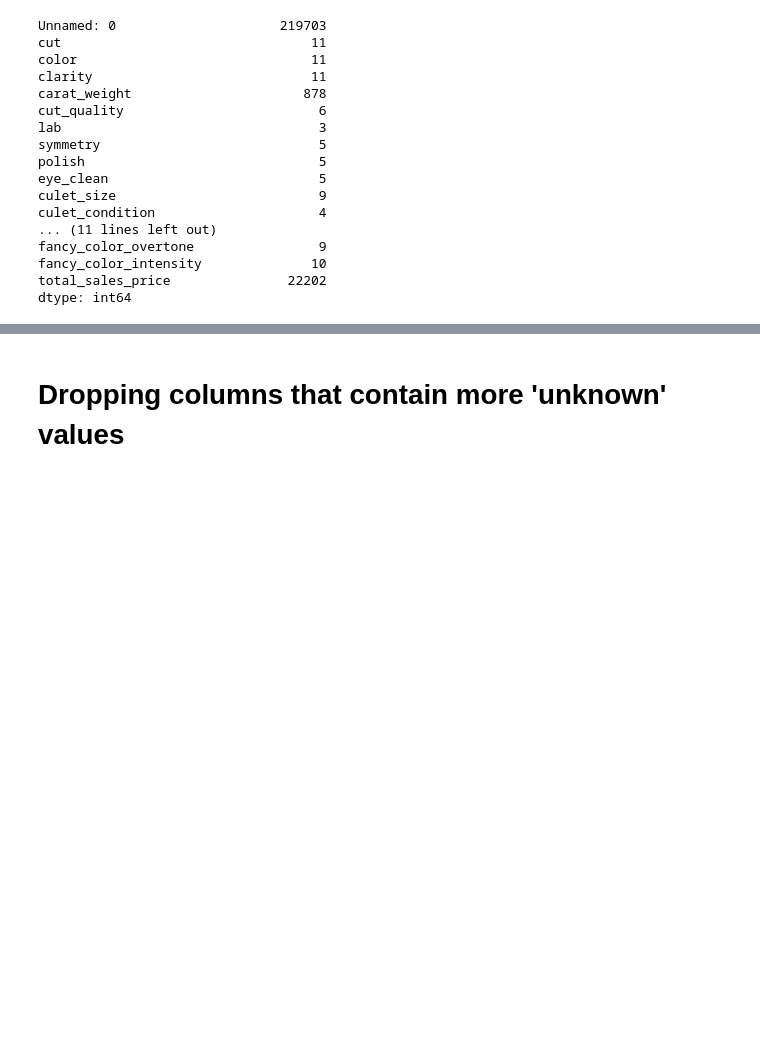
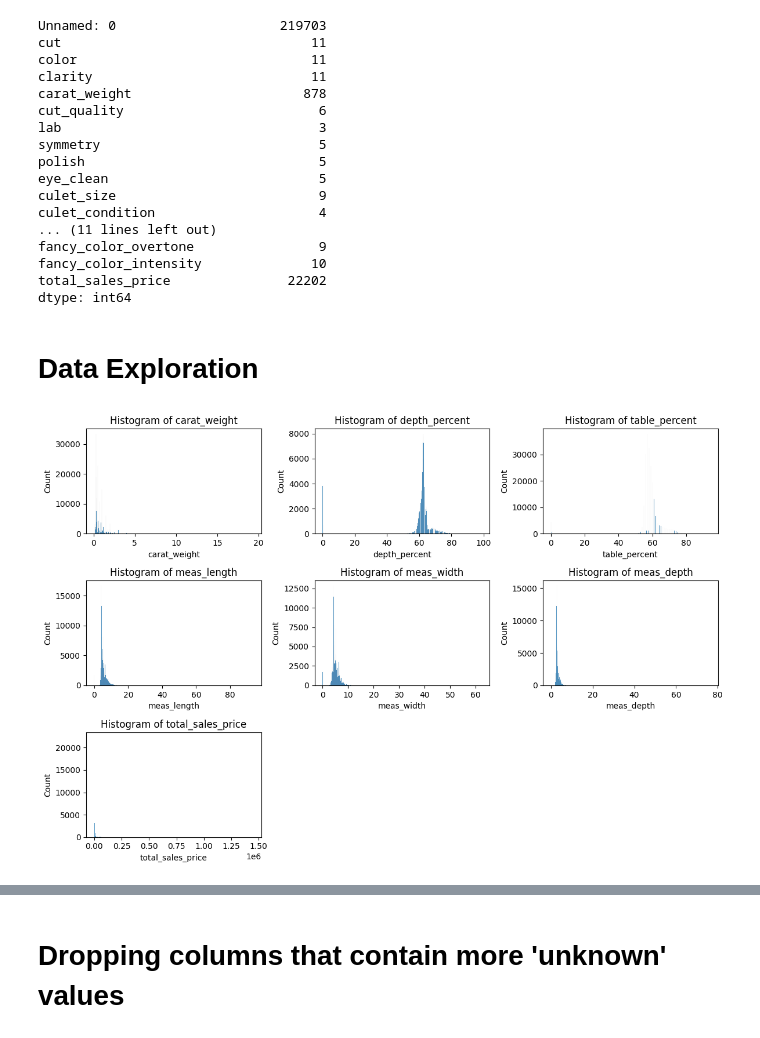
Before and after one commit to 202218031/DM_Project_1, a Jupyter notebook: DM_CP1_202218031_T4.ipynb, the cells around one changed output, grey strips where cells are left out. Cells and saved outputs as stored; diff of their text form; code cells hidden in the pictures; blank space fills up the shorter version.

```diff
--- a/DM_CP1_202218031_T4.ipynb
+++ b/DM_CP1_202218031_T4.ipynb
@@ -116,3 +121,19 @@ fancy_color_overtone                9
 fancy_color_intensity              10
 total_sales_price               22202
 dtype: int64
+# %% [markdown]
+# **Data Exploration**
+# %%
+numerical_columns = ['carat_weight', 'depth_percent', 'table_percent', 'meas_length', 'meas_width', 'meas_depth', 'total_sales_price']
+
+plt.figure(figsize=(12, 8))
+for i, column in enumerate(numerical_columns, 1):
+    plt.subplot(3, 3, i)
+    sns.histplot(df[column])
+    plt.title(f'Histogram of {column}')
+    plt.xlabel(column)
+
+plt.tight_layout()
+plt.show()
+# %% [output]
+[figure, added]
```
Also changed, not shown: parts of 31 cells of this notebook.
